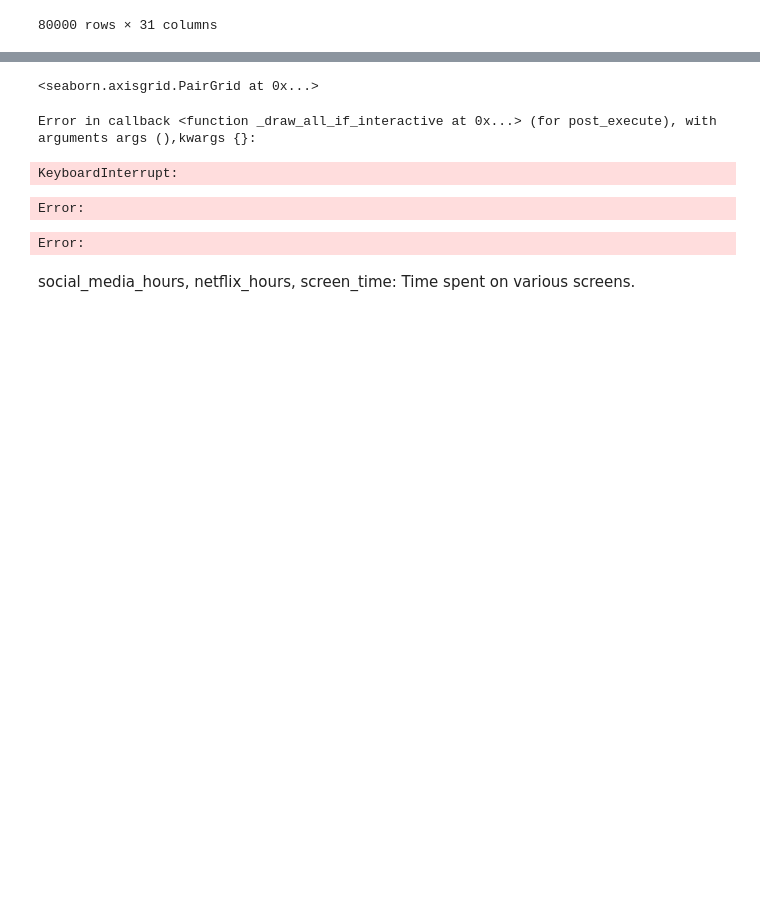
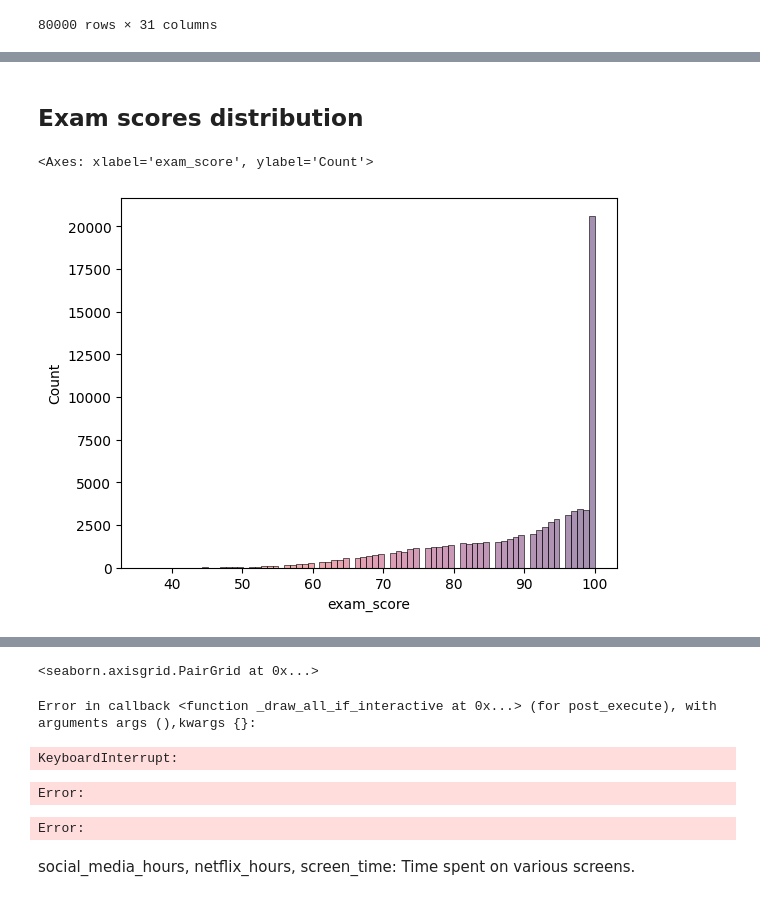
Before and after one commit to SebastianSalasR/tutorialesia, a Jupyter notebook: exercises/08-Student Habits and Academic Performance/analisys.ipynb, the cells around one changed output, grey strips where cells are left out. Drawn from its saved outputs; the diff is of its cells as text; code cells hidden in the pictures; blank space fills up the shorter version.

```diff
--- a/exercises/08-Student Habits and Academic Performance/analisys.ipynb
+++ b/exercises/08-Student Habits and Academic Performance/analisys.ipynb
@@ -31,0 +104,7 @@ df
+# %% [markdown]
+## Exam scores distribution
+# %%
+sns.histplot(data=df, x="exam_score", hue="exam_score",palette="flare", legend=False)
+# %% [output]
+<Axes: xlabel='exam_score', ylabel='Count'>
+[figure, added]
```
Also changed, not shown: parts of 17 cells of this notebook, 1 other file.
